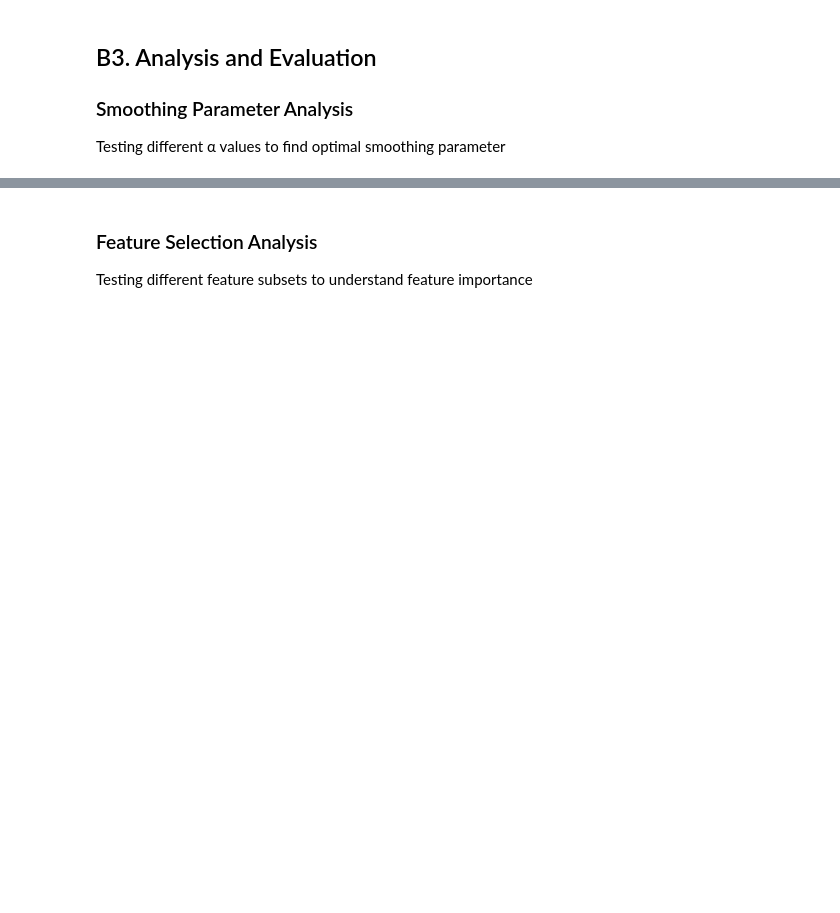
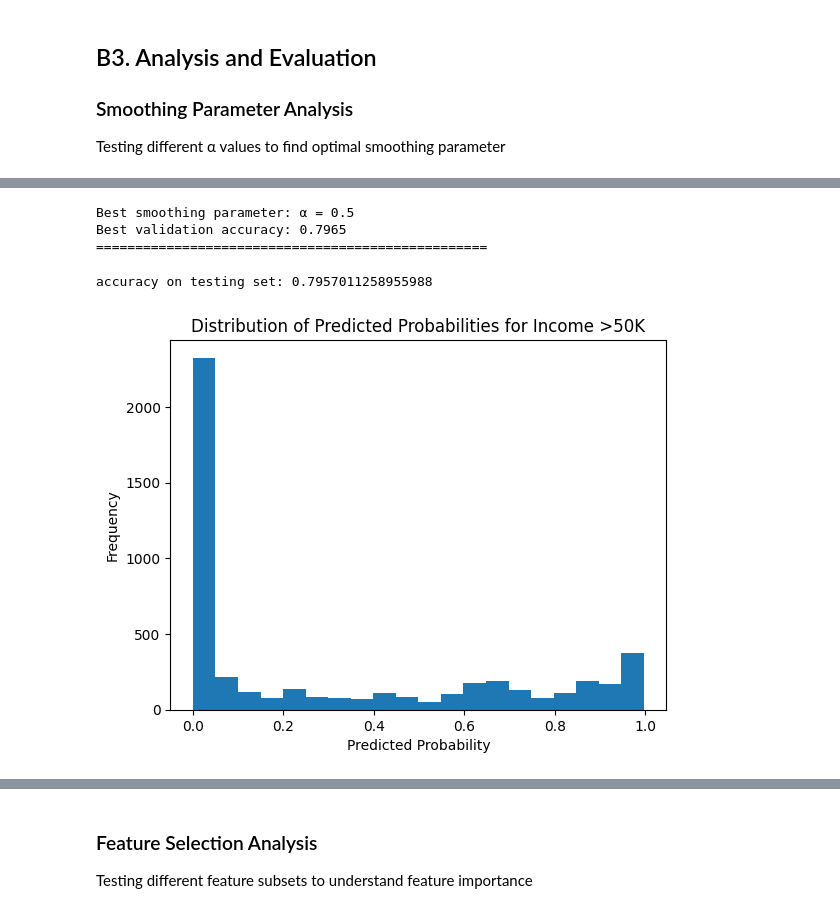
Before and after one commit to MOhamedMoeen/Assignment-3-Probabilistic-models-and-decision-trees-, a Jupyter notebook: Naive Bayes.ipynb, the cells around one changed output, grey strips where cells are left out. Drawn from its saved outputs; the diff is of its cells as text; code cells hidden in the pictures; blank space fills up the shorter version.

Commit message:
editing naive bayes

```diff
--- a/Naive Bayes.ipynb
+++ b/Naive Bayes.ipynb
@@ -400,0 +365,31 @@ dtype: int64
+# %%
+# Select best alpha and analyze probability distribution
+best = max(results, key=lambda r: r["val_acc"])
+best_alpha = best["alpha"]
+
+print(f"Best smoothing parameter: α = {best_alpha}")
+print(f"Best validation accuracy: {best['val_acc']:.4f}")
+print("="*50)
+# %% [output]
+Best smoothing parameter: α = 0.5
+Best validation accuracy: 0.7965
+==================================================
+# %%
+
+# Train model with best alpha
+nb_best = NaiveBayesDiscrete(alpha=best_alpha)
+nb_best.fit(X_train, y_train)
+print("accuracy on testing set:", accuracy_score(y_test, nb_best.predict(X_test)))
+# %% [output]
+accuracy on testing set: 0.7957011258955988
+# %%
+probs = nb_best.predict_proba(X_test)
+class1_probs = probs[:, 1]   # Probability of >50K
+
+plt.hist(class1_probs, bins=20)
+plt.title("Distribution of Predicted Probabilities for Income >50K")
+plt.xlabel("Predicted Probability")
+plt.ylabel("Frequency")
+plt.show()
+# %% [output]
+[figure, added]
```
Also changed, not shown: parts of 19 cells of this notebook.
